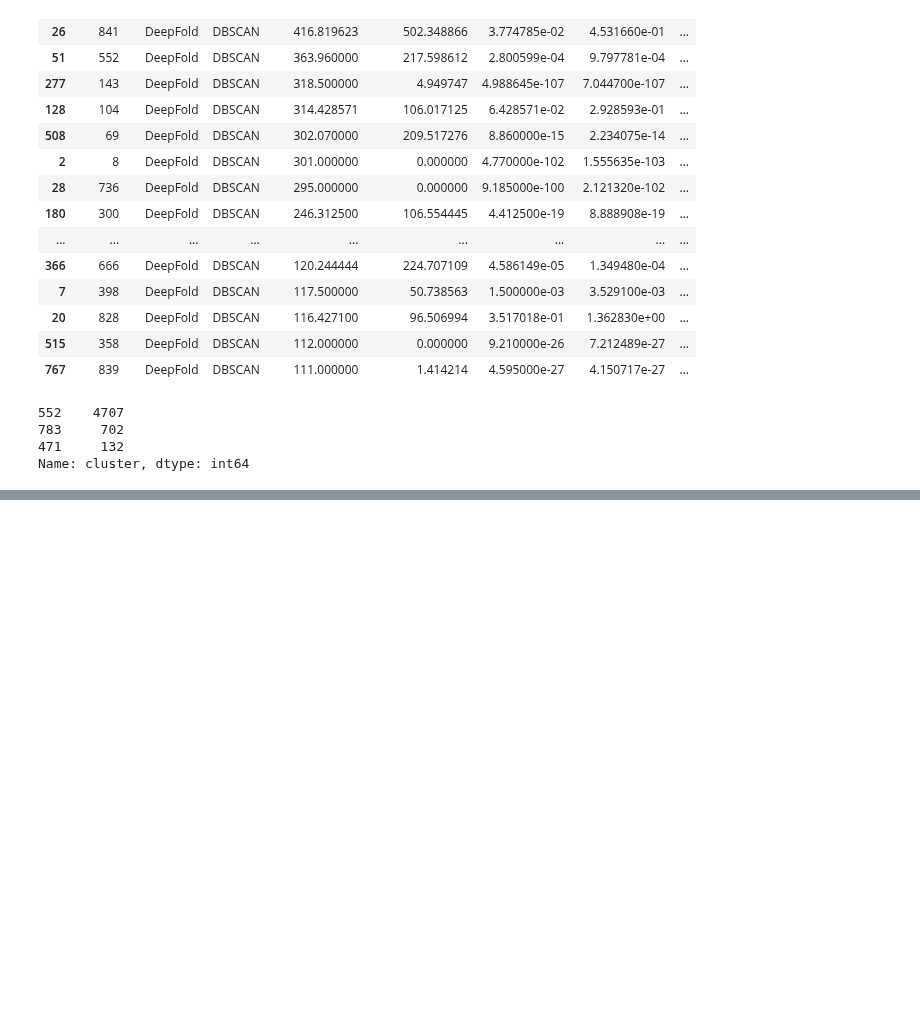
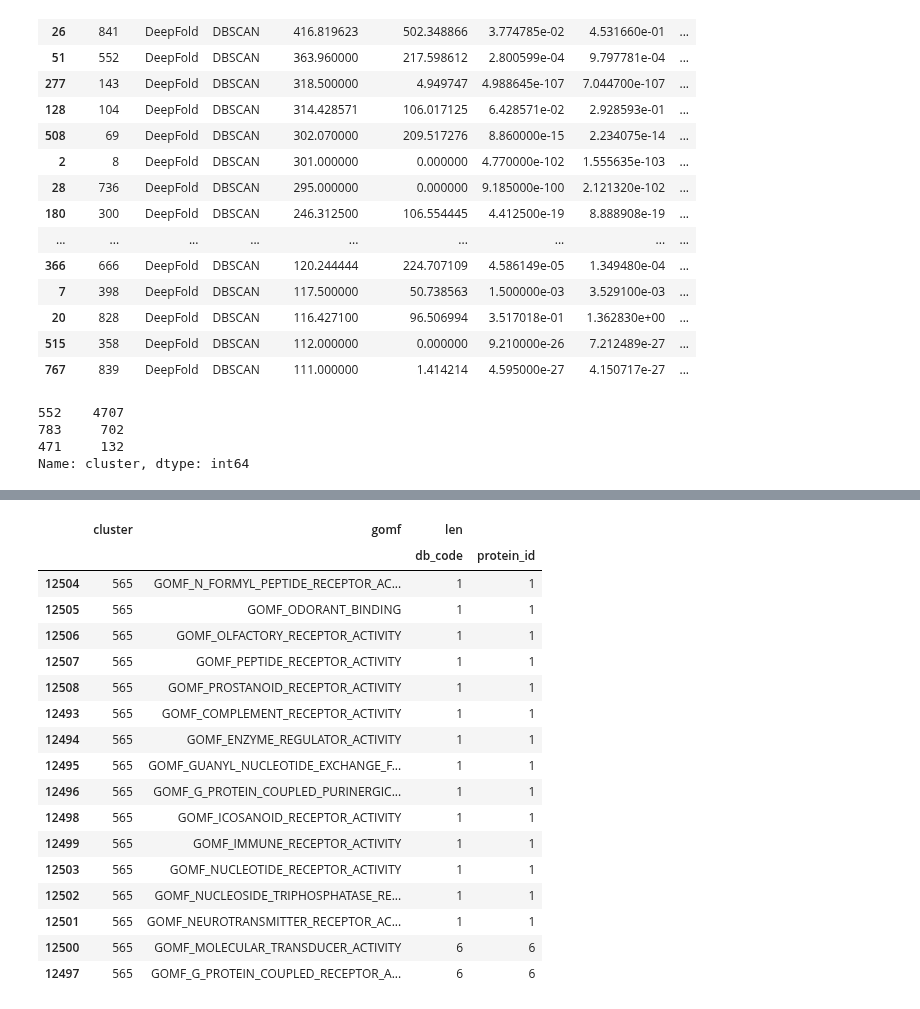
Before and after one commit to dptrsa-300/pss, a Jupyter notebook: Explore - Evaluate Cluster Outcome.ipynb, the cells around one changed output, grey strips where cells are left out. Saved outputs shown, nothing was run; the diff lists cells and outputs as text; code cells hidden in the pictures; blank space fills up the shorter version.

```diff
--- a/Explore - Evaluate Cluster Outcome.ipynb
+++ b/Explore - Evaluate Cluster Outcome.ipynb
@@ -1558,0 +1981,21 @@ print("X_transformed new shape", X_transformed.shape)
+# %%
+clu_df_gomf_pivot[clu_df_gomf_pivot.cluster==565]
+# %% [output]
+|  | cluster | gomf | len |  |
+|  |  |  | db_code | protein_id |
+| 12504 | 565 | GOMF_N_FORMYL_PEPTIDE_RECEPTOR_AC... | 1 | 1 |
+| 12505 | 565 | GOMF_ODORANT_BINDING | 1 | 1 |
+| 12506 | 565 | GOMF_OLFACTORY_RECEPTOR_ACTIVITY | 1 | 1 |
+| 12507 | 565 | GOMF_PEPTIDE_RECEPTOR_ACTIVITY | 1 | 1 |
+| 12508 | 565 | GOMF_PROSTANOID_RECEPTOR_ACTIVITY | 1 | 1 |
+| 12493 | 565 | GOMF_COMPLEMENT_RECEPTOR_ACTIVITY | 1 | 1 |
+| 12494 | 565 | GOMF_ENZYME_REGULATOR_ACTIVITY | 1 | 1 |
+| 12495 | 565 | GOMF_GUANYL_NUCLEOTIDE_EXCHANGE_F... | 1 | 1 |
+| 12496 | 565 | GOMF_G_PROTEIN_COUPLED_PURINERGIC... | 1 | 1 |
+| 12498 | 565 | GOMF_ICOSANOID_RECEPTOR_ACTIVITY | 1 | 1 |
+| 12499 | 565 | GOMF_IMMUNE_RECEPTOR_ACTIVITY | 1 | 1 |
+| 12503 | 565 | GOMF_NUCLEOTIDE_RECEPTOR_ACTIVITY | 1 | 1 |
+| 12502 | 565 | GOMF_NUCLEOSIDE_TRIPHOSPHATASE_RE... | 1 | 1 |
+| 12501 | 565 | GOMF_NEUROTRANSMITTER_RECEPTOR_AC... | 1 | 1 |
+| 12500 | 565 | GOMF_MOLECULAR_TRANSDUCER_ACTIVITY | 6 | 6 |
+| 12497 | 565 | GOMF_G_PROTEIN_COUPLED_RECEPTOR_A... | 6 | 6 |
```
Also changed, not shown: parts of 121 cells of this notebook.
